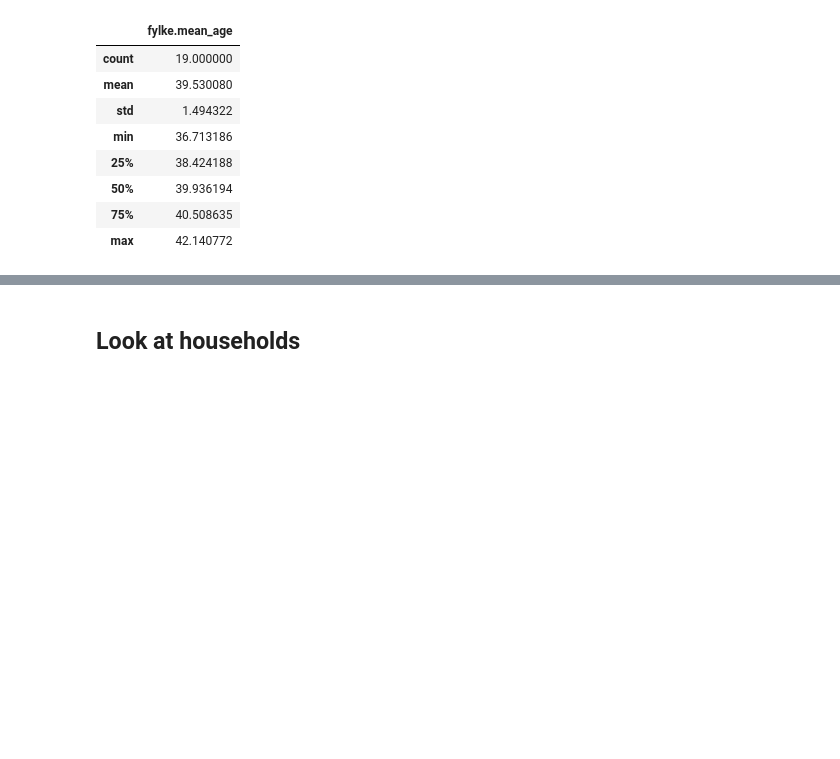
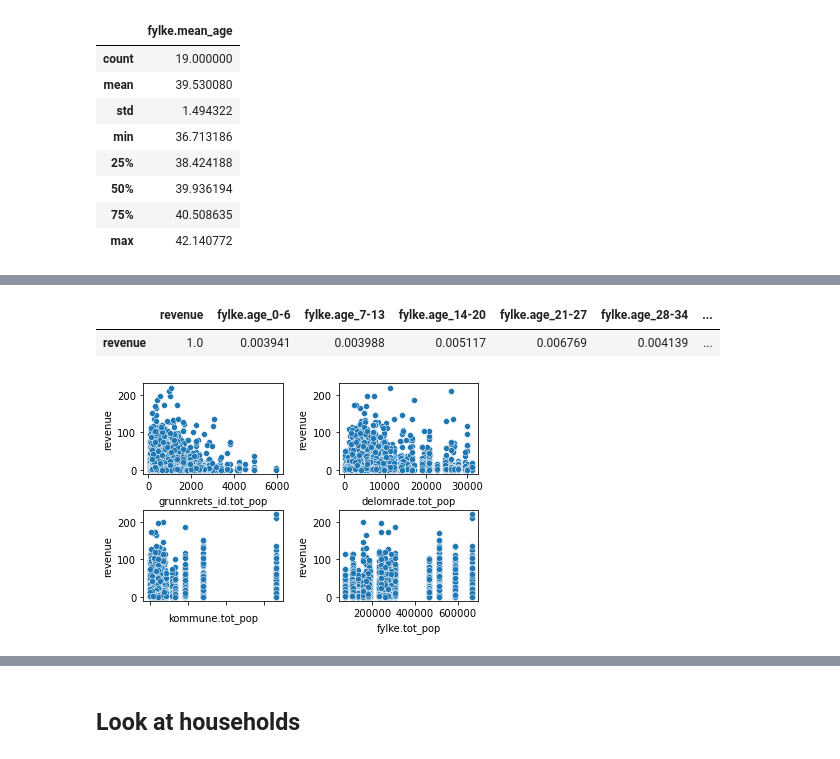
Before and after one commit to halvorlinder/TDT4173-Machine-Learning, a Jupyter notebook: grunnkrets.ipynb, the cells around one changed output, grey strips where cells are left out. Saved outputs shown, nothing was run; the diff lists cells and outputs as text; code cells hidden in the pictures; blank space fills up the shorter version.

```diff
--- a/grunnkrets.ipynb
+++ b/grunnkrets.ipynb
@@ -280,0 +355,20 @@ full_population_df
+# %%
+full_population_df[['revenue']+[ f'fylke.{i}' for i in age_bins(age_list, span_size=7)]].corr().head(1)
+# %% [output]
+|  | revenue | fylke.age_0-6 | fylke.age_7-13 | fylke.age_14-20 | fylke.age_21-27 | fylke.age_28-34 | ... |
+| revenue | 1.0 | 0.003941 | 0.003988 | 0.005117 | 0.006769 | 0.004139 | ... |
+# %%
+fig = plt.figure()
+fig.subplots_adjust(hspace=0.4, wspace=0.4)
+ax = fig.add_subplot(2, 2, 1)
+sns.scatterplot(data=full_population_df, x="grunnkrets_id.tot_pop", y="revenue")
+ax = fig.add_subplot(2, 2, 2)
+sns.scatterplot(data=full_population_df, x="delomrade.tot_pop", y="revenue")
+ax = fig.add_subplot(2, 2, 3)
+sns.scatterplot(data=full_population_df, x="kommune.tot_pop", y="revenue")
+ax.set_xticklabels(ax.get_xticklabels(), rotation=90)
+ax = fig.add_subplot(2, 2, 4)
+sns.scatterplot(data=full_population_df, x="fylke.tot_pop", y="revenue")
+plt.show()
+# %% [output]
+[figure, added]
```
Also changed, not shown: parts of 29 cells of this notebook, 2 other files.
